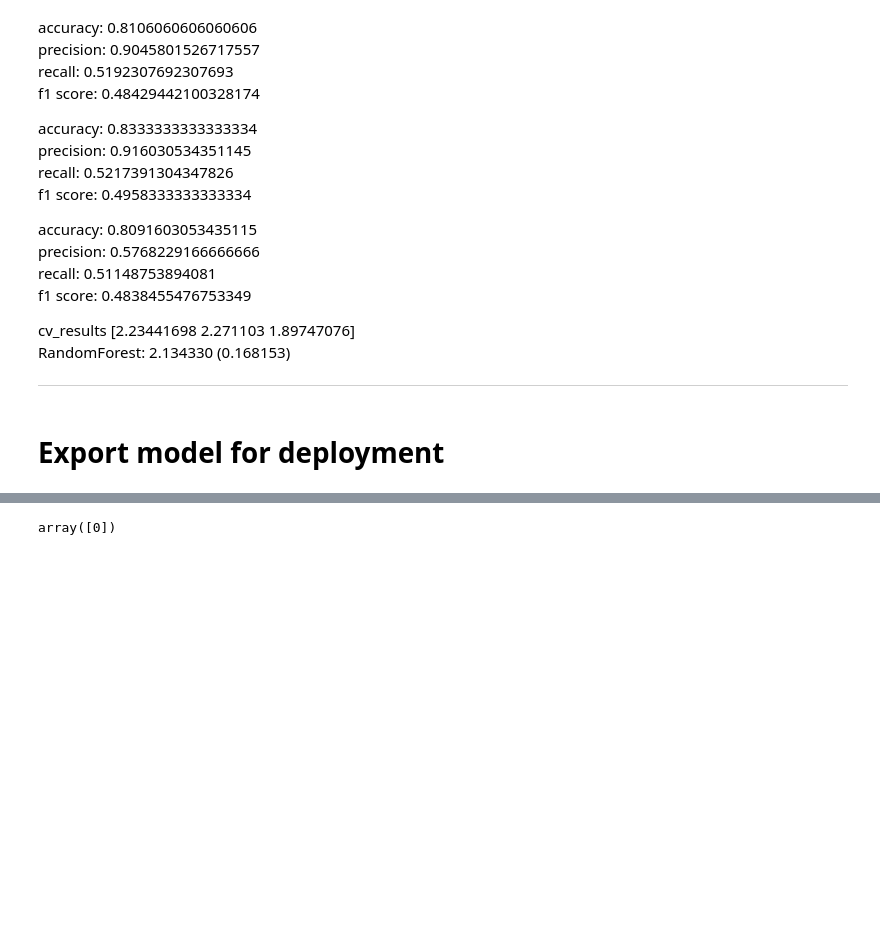
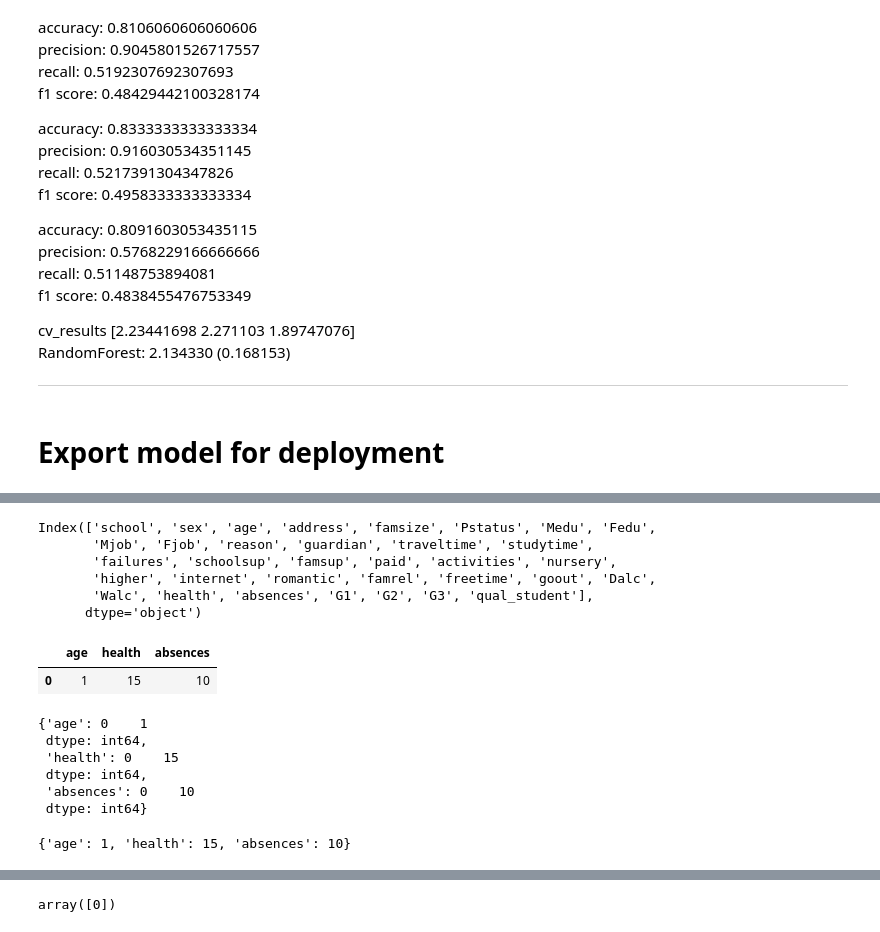
Before and after one commit to CMU-313/fall-2021-hw4-hammer, a Jupyter notebook: model_build.ipynb, the cells around one changed output, grey strips where cells are left out. Drawn from its saved outputs; the diff is of its cells as text; code cells hidden in the pictures; blank space fills up the shorter version.

```diff
--- a/model_build.ipynb
+++ b/model_build.ipynb
@@ -689,2 +777,25 @@ joblib.dump(clf, 'dockerfile/apps/hammer_model.pkl')
+# %%
+df.columns
+# %% [output]
+Index(['school', 'sex', 'age', 'address', 'famsize', 'Pstatus', 'Medu', 'Fedu',
+       'Mjob', 'Fjob', 'reason', 'guardian', 'traveltime', 'studytime',
+       'failures', 'schoolsup', 'famsup', 'paid', 'activities', 'nursery',
+       'higher', 'internet', 'romantic', 'famrel', 'freetime', 'goout', 'Dalc',
+       'Walc', 'health', 'absences', 'G1', 'G2', 'G3', 'qual_student'],
+      dtype='object')
 # %%
 query_df = pd.DataFrame({ 'age' : pd.Series(1) ,'health' : pd.Series(15) ,'absences' : pd.Series(10)})
+# %%
+pd.DataFrame({ 'age' : pd.Series(1) ,'health' : pd.Series(15) ,'absences' : pd.Series(10)})
+# %% [output]
+|  | age | health | absences |
+| 0 | 1 | 15 | 10 |
+# %%
+{ 'age' : pd.Series(1) ,'health' : pd.Series(15) ,'absences' : pd.Series(10)}
+# %% [output]
+{'age': 0    1
+ dtype: int64,
+ 'health': 0    15
+ dtype: int64,
+ 'absences': 0    10
+ dtype: int64}
@@ -691,2 +806,6 @@ query_df = pd.DataFrame({ 'age' : pd.Series(1) ,'health' : pd.Series(15) ,'absen
+# %%
+{ 'age' : 1 ,'health' : 15 ,'absences' : 10}
+# %% [output]
+{'age': 1, 'health': 15, 'absences': 10}
 # %%
 pred = clf.predict(query_df)
```
Also changed, not shown: parts of 12 cells of this notebook, 1 other file.
